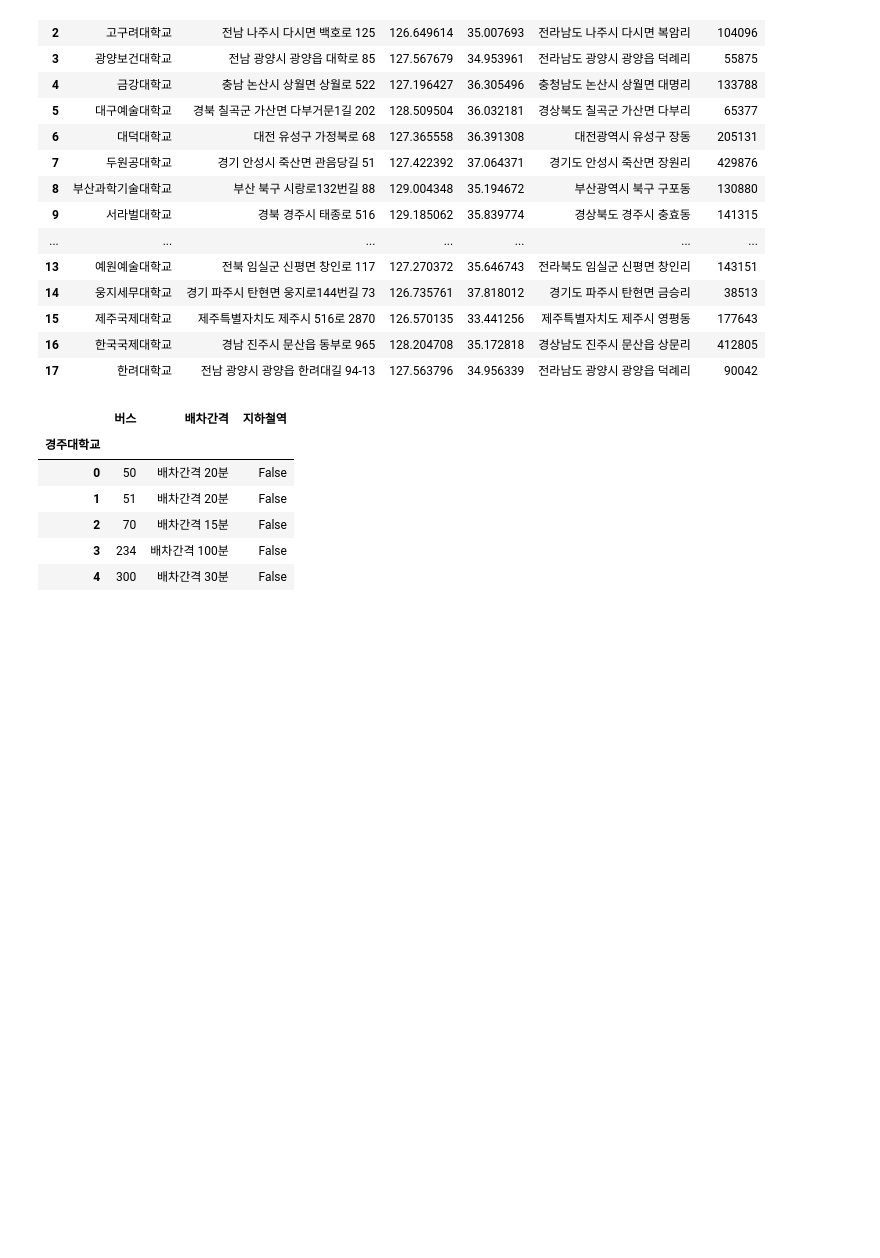
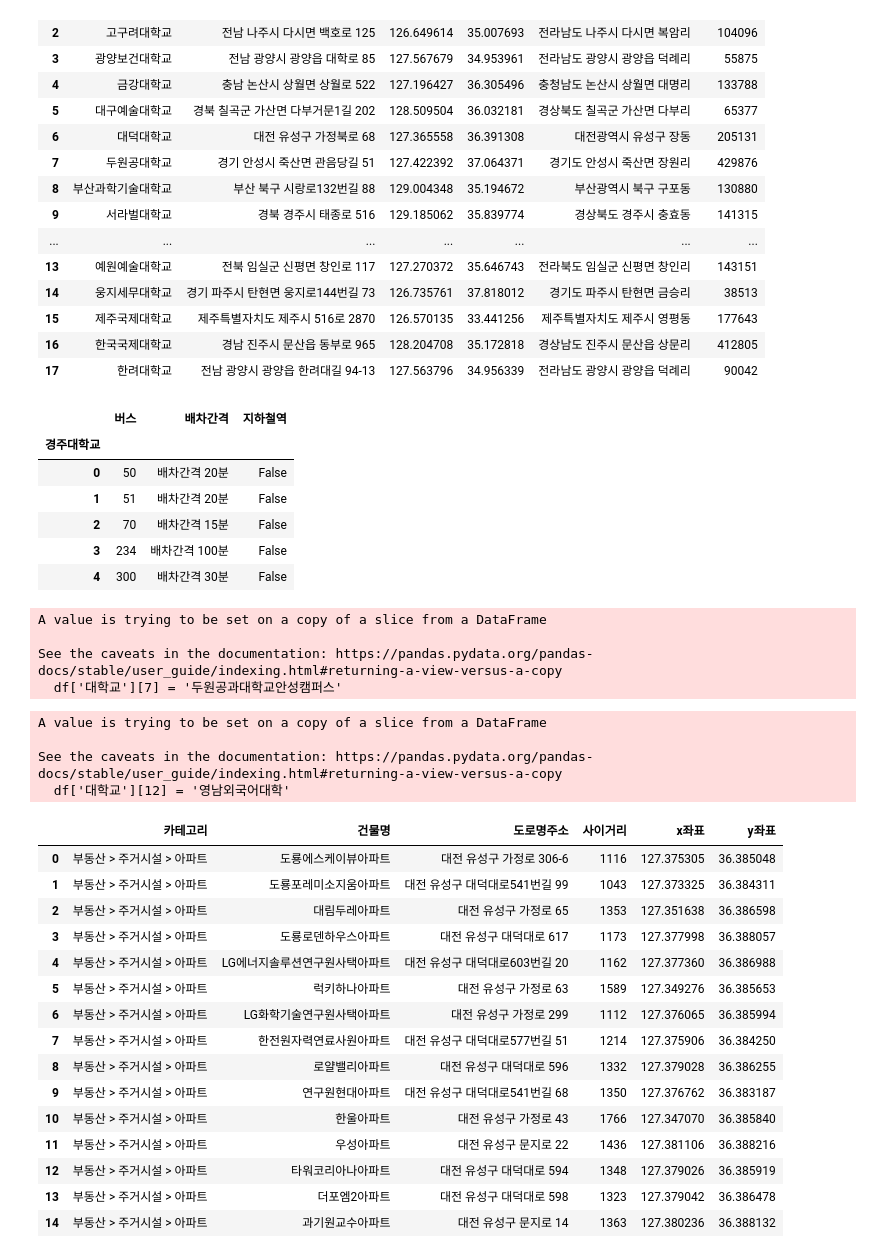
Before and after one commit to JngMkk/MLP_4_Project, a Jupyter notebook: jm_data/test.ipynb, the cells around one changed output. Cells and saved outputs as stored; diff of their text form; code cells hidden in the pictures; blank space fills up the shorter version.

```diff
--- a/jm_data/test.ipynb
+++ b/jm_data/test.ipynb
@@ -339,0 +359,14 @@ df_1
+# %%
+df['대학교'][7] = '두원공과대학교안성캠퍼스'
+# %% [output]
+A value is trying to be set on a copy of a slice from a DataFrame
+
+See the caveats in the documentation: https://pandas.pydata.org/pandas-docs/stable/user_guide/indexing.html#returning-a-view-versus-a-copy
+  df['대학교'][7] = '두원공과대학교안성캠퍼스'
+# %%
+df['대학교'][12] = '영남외국어대학'
+# %% [output]
+A value is trying to be set on a copy of a slice from a DataFrame
+
+See the caveats in the documentation: https://pandas.pydata.org/pandas-docs/stable/user_guide/indexing.html#returning-a-view-versus-a-copy
+  df['대학교'][12] = '영남외국어대학'
@@ -339,0 +431,23 @@ df_1
+# %%
+import pandas as pd
+
+df = pd.read_csv('./data/location.csv', index_col= 0)
+df_apart = pd.read_csv('./data/대덕대학교apartment.csv', index_col = 0)
+df_apart
+# %% [output]
+|  | 카테고리 | 건물명 | 도로명주소 | 사이거리 | x좌표 | y좌표 |
+| 0 | 부동산 > 주거시설 > 아파트 | 도룡에스케이뷰아파트 | 대전 유성구 가정로 306-6 | 1116 | 127.375305 | 36.385048 |
+| 1 | 부동산 > 주거시설 > 아파트 | 도룡포레미소지움아파트 | 대전 유성구 대덕대로541번길 99 | 1043 | 127.373325 | 36.384311 |
+| 2 | 부동산 > 주거시설 > 아파트 | 대림두레아파트 | 대전 유성구 가정로 65 | 1353 | 127.351638 | 36.386598 |
+| 3 | 부동산 > 주거시설 > 아파트 | 도룡로덴하우스아파트 | 대전 유성구 대덕대로 617 | 1173 | 127.377998 | 36.388057 |
+| 4 | 부동산 > 주거시설 > 아파트 | LG에너지솔루션연구원사택아파트 | 대전 유성구 대덕대로603번길 20 | 1162 | 127.377360 | 36.386988 |
+| 5 | 부동산 > 주거시설 > 아파트 | 럭키하나아파트 | 대전 유성구 가정로 63 | 1589 | 127.349276 | 36.385653 |
+| 6 | 부동산 > 주거시설 > 아파트 | LG화학기술연구원사택아파트 | 대전 유성구 가정로 299 | 1112 | 127.376065 | 36.385994 |
+| 7 | 부동산 > 주거시설 > 아파트 | 한전원자력연료사원아파트 | 대전 유성구 대덕대로577번길 51 | 1214 | 127.375906 | 36.384250 |
+| 8 | 부동산 > 주거시설 > 아파트 | 로얄밸리아파트 | 대전 유성구 대덕대로 596 | 1332 | 127.379028 | 36.386255 |
+| 9 | 부동산 > 주거시설 > 아파트 | 연구원현대아파트 | 대전 유성구 대덕대로541번길 68 | 1350 | 127.376762 | 36.383187 |
+| 10 | 부동산 > 주거시설 > 아파트 | 한울아파트 | 대전 유성구 가정로 43 | 1766 | 127.347070 | 36.385840 |
+| 11 | 부동산 > 주거시설 > 아파트 | 우성아파트 | 대전 유성구 문지로 22 | 1436 | 127.381106 | 36.388216 |
+| 12 | 부동산 > 주거시설 > 아파트 | 타워코리아나아파트 | 대전 유성구 대덕대로 594 | 1348 | 127.379026 | 36.385919 |
+| 13 | 부동산 > 주거시설 > 아파트 | 더포엠2아파트 | 대전 유성구 대덕대로 598 | 1323 | 127.379042 | 36.386478 |
+| 14 | 부동산 > 주거시설 > 아파트 | 과기원교수아파트 | 대전 유성구 문지로 14 | 1363 | 127.380236 | 36.388132 |
```
Also changed, not shown: parts of 7 cells of this notebook, 4 other files.
